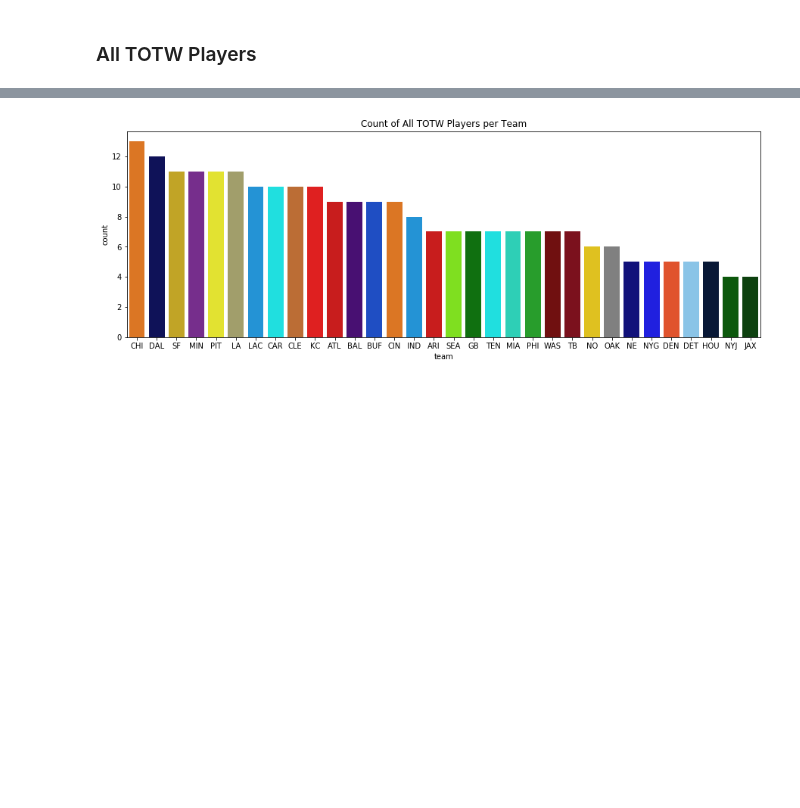
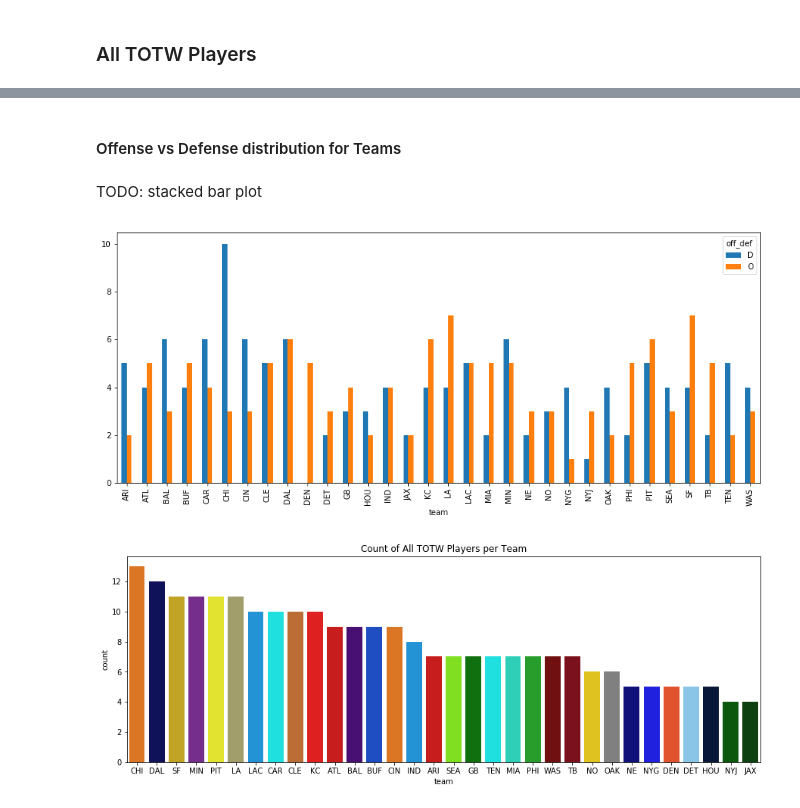
Before and after one commit to WJMatthew/MUT19, a Jupyter notebook: totw_analysis-jan4.ipynb, the cells around one changed output, grey strips where cells are left out. Saved outputs shown, nothing was run; the diff lists cells and outputs as text; code cells hidden in the pictures; blank space fills up the shorter version.

```diff
--- a/totw_analysis-jan4.ipynb
+++ b/totw_analysis-jan4.ipynb
@@ -133,3 +137,7 @@ plt.title('Count of Gold TOTW Players per Team');
 [figure]
 # %% [markdown]
 ### All TOTW Players
+# %%
+if 'Unnamed: 0' in df.columns:
+    df.drop('Unnamed: 0', axis=1, inplace=True)
+df.head()
@@ -136,3 +151,12 @@ plt.title('Count of Gold TOTW Players per Team');
+# %% [markdown]
+#### Offense vs Defense distribution for Teams
+# %% [markdown]
+TODO: stacked bar plot
+# %%
+pd.pivot_table(index='team', values='ovr', columns='off_def', aggfunc='count',data=df).fillna(0)\
+    .plot(kind='bar',figsize=(15,6));
+# %% [output]
+[figure, added]
 # %%
 plt.figure(figsize=(15, 5))
 sns.countplot(df['team'], palette=team_palette, order = df['team'].value_counts().index);
```
Also changed, not shown: parts of 12 cells of this notebook.
